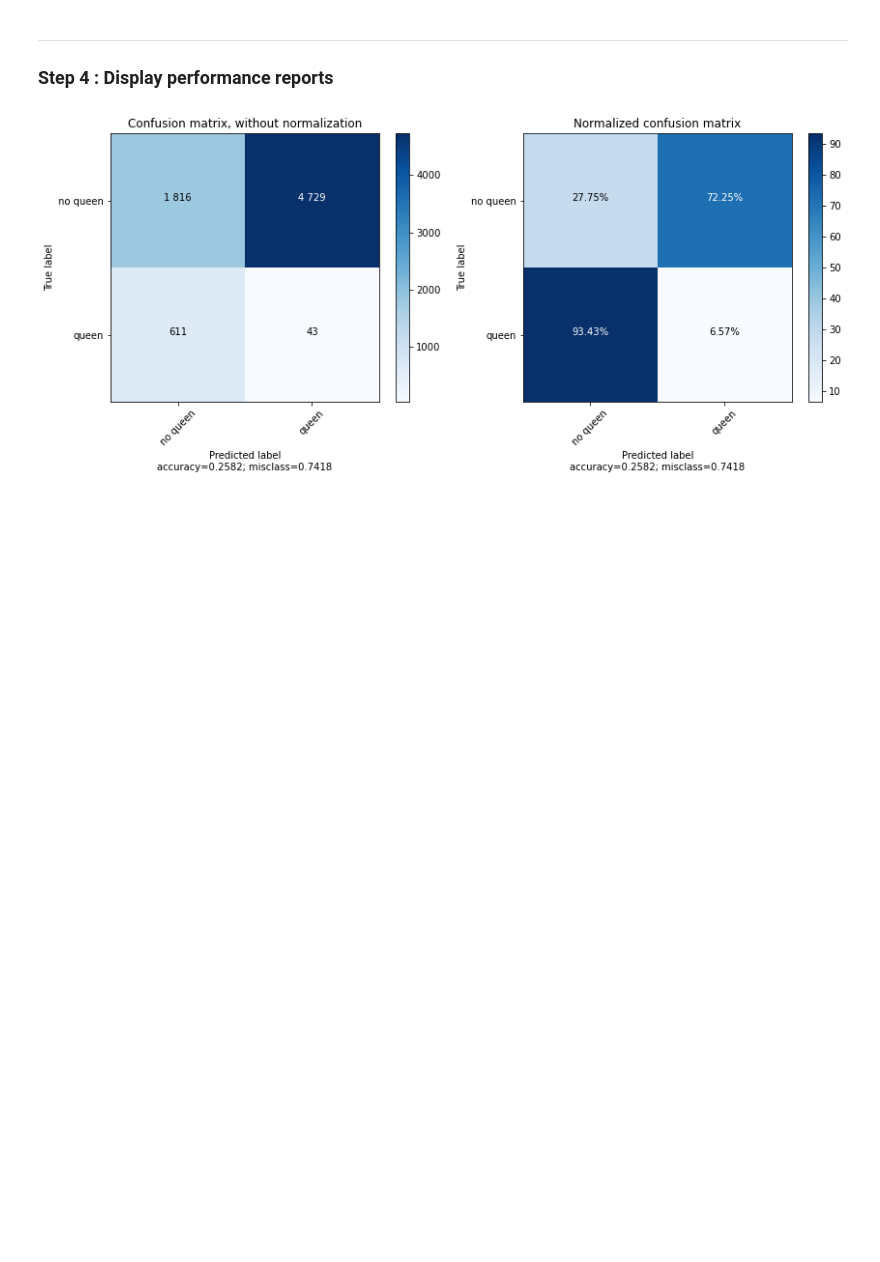
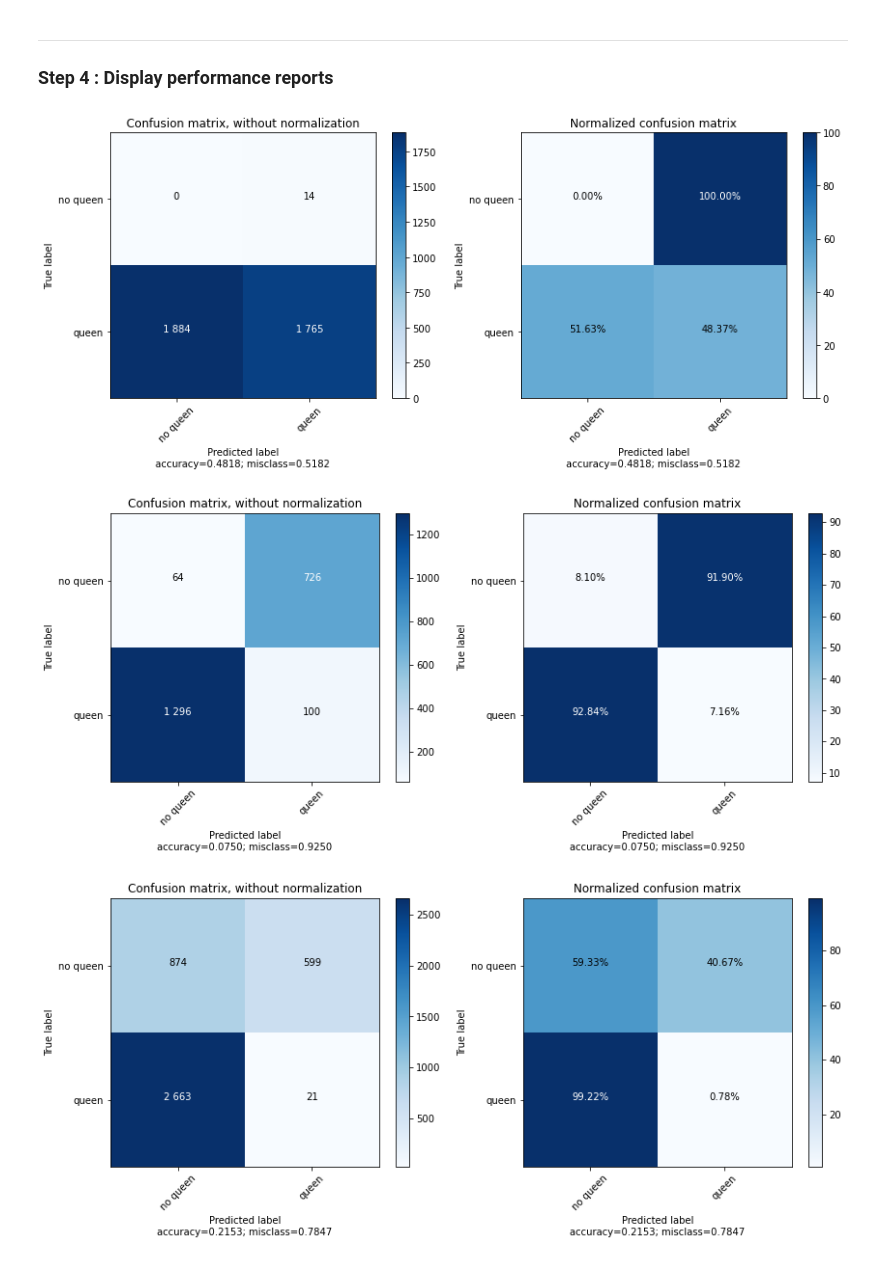
Before and after one commit to Sandjab/ShowBees, a Jupyter notebook: experiments/EXP02 - QUEEN-NOQUEEN CLASSIFIERS/02.21.02 - DNN MFCC20 (4-Fold) SOFTMAX.ipynb, the cells around one changed output. Cells and saved outputs as stored; diff of their text form; code cells hidden in the pictures; blank space fills up the shorter version.

```diff
--- a/experiments/EXP02 - QUEEN-NOQUEEN CLASSIFIERS/02.21.02 - DNN MFCC20 (4-Fold) SOFTMAX.ipynb
+++ b/experiments/EXP02 - QUEEN-NOQUEEN CLASSIFIERS/02.21.02 - DNN MFCC20 (4-Fold) SOFTMAX.ipynb
@@ -202,6 +188,11 @@ from audace.metrics import i_may_be_wrong_categorical
 predestination()
 
 histories = []
+X_tests = []
+y_tests = []
+models = []
+
+
 # Iterate over folds
 for fold in ds.listAttributeValues(FOLD_NAME):
     print(F"############### FOLD {fold} ###############")
@@ -254,17 +245,22 @@ for fold in ds.listAttributeValues(FOLD_NAME):
                         verbose=2
     )
 
+    #Store data (will be used later for reporting)
     histories.append(history)
+    X_tests.append(X_test)
+    y_tests.append(y_test)
+    models.append(model)
 
-
+    #Predict the response for test dataset
     iprint('>>>>> Predict')
     scores = model.evaluate(X_test, y_test, verbose=0)
 
-    for i in range(len(scores)):
-        iprint(F"{model.metrics_names[i]}: {scores[i]}")
+    for j in range(len(scores)):
+        iprint(F"{model.metrics_names[j]}: {scores[j]}")
 
-    ans, acc = i_may_be_wrong_categorical(model, X_test, y_test, 0.99)
-    iprint(F"ans: {round(ans,5)} / acc: {round(acc,5)}")
+
+    ans, acc = i_may_be_wrong_categorical(model, X_test, y_test, 0.9)
+    iprint(F"ans: {ans} / acc: {acc}")
 # %% [output]
 ############### FOLD 1 ###############
 (3663, 1)
@@ -303,15 +299,23 @@ for fold in ds.listAttributeValues(FOLD_NAME):
 ### Step 4 : Display performance reports
 # %%
 from audace.plotters import nn_full_report
+from audace.metrics import i_may_be_wrong
 
-nn_full_report(model, X_test, y_test, target_names = ['no queen', 'queen'])
+for i, fold in enumerate(ds.listAttributeValues(FOLD_NAME)):
+    iprint(F"========== FOLD {fold} ==========")
+    nn_full_report(models[i], X_tests[i], y_tests[i], target_names = ['no queen', 'queen'])
+
+    #Predict the response for test dataset
+    iprint('>>>>> Predict')
+    scores = models[i].evaluate(X_tests[i], y_tests[i], verbose=0)
+
+    for j in range(len(scores)):
+        iprint(F"{models[i].metrics_names[j]}: {scores[j]}")
 
 
-#Predict the response for test dataset
-iprint('>>>>> Predict')
-scores = model.evaluate(X_test, y_test, verbose=0)
-
-for i in range(len(scores)):
-    iprint(F"{model.metrics_names[i]}: {scores[i]}")
+    ans, acc = i_may_be_wrong_categorical(models[i], X_tests[i], y_tests[i], 0.9)
+    iprint(F"ans: {ans} / acc: {acc}")
 # %% [output]
-[figure, old version]
+[figure, new version]
+[figure, added]
+[figure, added]
```
Also changed, not shown: parts of 5 cells of this notebook, 26 other files.
